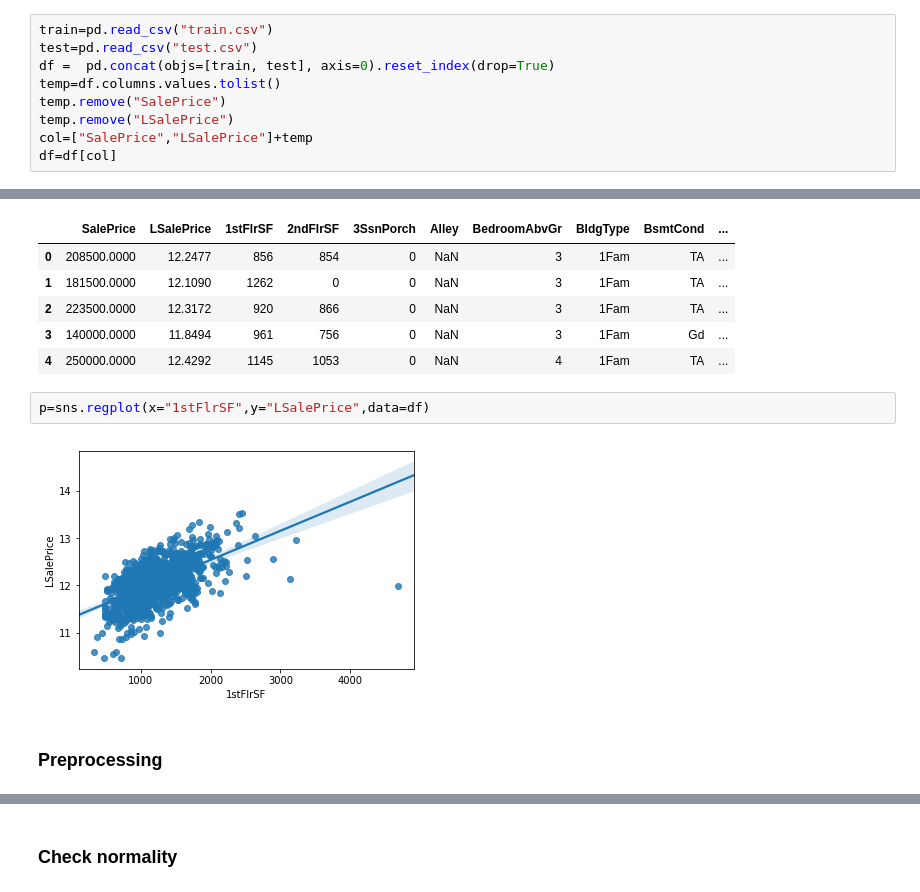
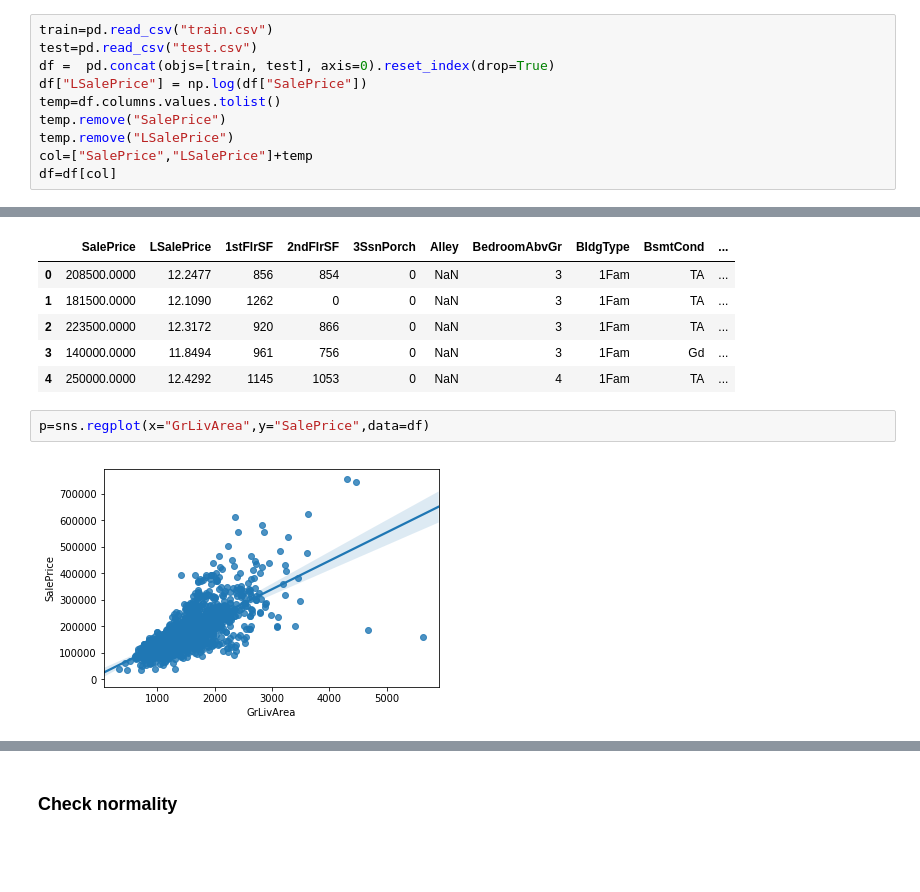
Before and after one commit to StevenDalderop/Ames-Housing-Dataset, a Jupyter notebook: Ames Housing Dataset.ipynb, the cells around one changed output, grey strips where cells are left out. Cells and saved outputs as stored; diff of their text form; blank space fills up the shorter version.

```diff
--- a/Ames Housing Dataset.ipynb
+++ b/Ames Housing Dataset.ipynb
@@ -24,6 +24,7 @@ warnings.filterwarnings("ignore")
 train=pd.read_csv("train.csv")
 test=pd.read_csv("test.csv")
 df =  pd.concat(objs=[train, test], axis=0).reset_index(drop=True)
+df["LSalePrice"] = np.log(df["SalePrice"])
 temp=df.columns.values.tolist()
 temp.remove("SalePrice")
 temp.remove("LSalePrice")
@@ -39,8 +40,6 @@ df.head()
 | 3 | 140000.0000 | 11.8494 | 961 | 756 | 0 | NaN | 3 | 1Fam | Gd | ... |
 | 4 | 250000.0000 | 12.4292 | 1145 | 1053 | 0 | NaN | 4 | 1Fam | TA | ... |
 # %%
-p=sns.regplot(x="1stFlrSF",y="LSalePrice",data=df)
+p=sns.regplot(x="GrLivArea",y="SalePrice",data=df)
 # %% [output]
-[figure, old version]
+[figure, new version]
-# %% [markdown]
-### Preprocessing
```
Also changed, not shown: parts of 63 cells of this notebook, 1 other file.
